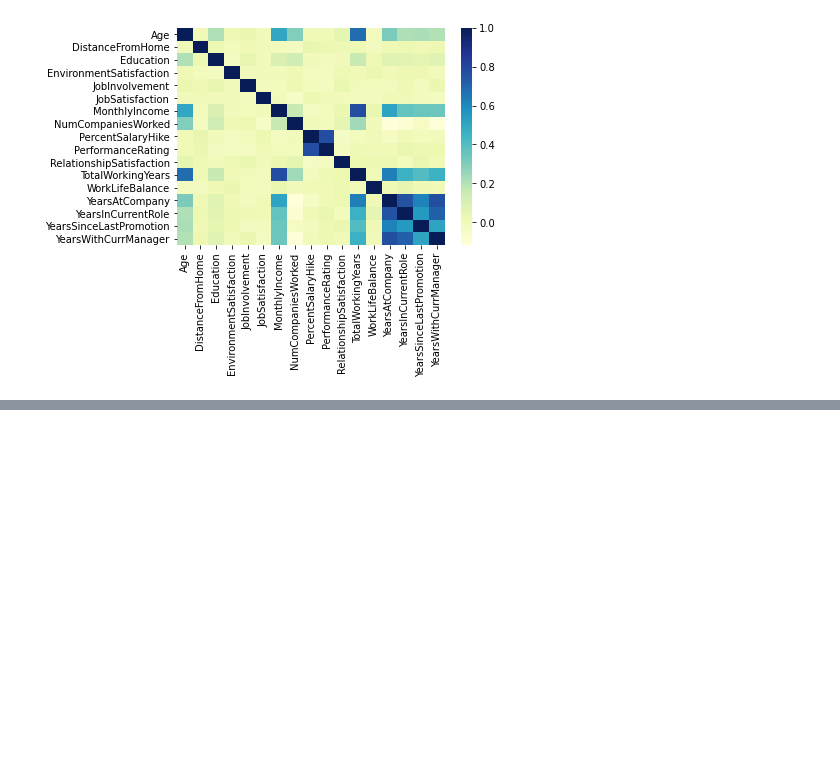
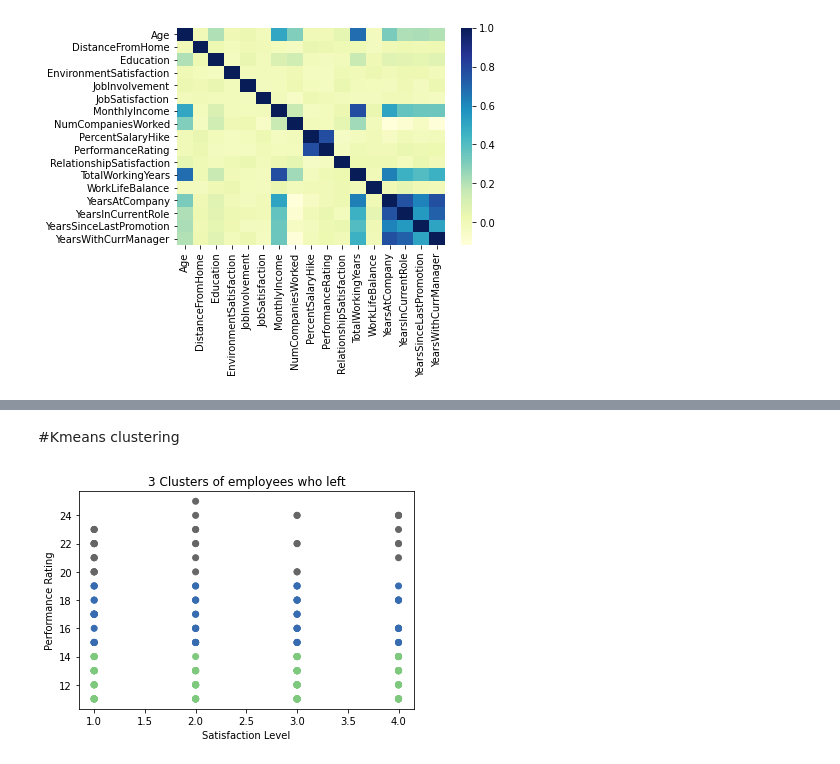
Before and after one commit to devesh16145/python-workspace, a Jupyter notebook: project/Project1.ipynb, the cells around one changed output, grey strips where cells are left out. Cells and saved outputs as stored; diff of their text form; code cells hidden in the pictures; blank space fills up the shorter version.

```diff
--- a/project/Project1.ipynb
+++ b/project/Project1.ipynb
@@ -112,0 +117,11 @@ mp.show()
+# %%
+le = LabelEncoder()
+le_count = 0
+# %%
+for col in df_HR.columns[1:]:
+    if df_HR[col].dtype=='object':
+        if len(list(df_HR[col].unique()))<=2:
+            le.fit(df_HR[col])
+            df_HR[col]=le.transform(df_HR[col])
+            le_count +=1
+print('{} columns were label encoded'.format(le_count))
@@ -112,0 +130,4 @@ mp.show()
+# %%
+df_HR = pd.get_dummies(df_HR,drop_first=True)
+print(df_HR.shape)
+df_HR.Attrition_Yes
@@ -112,0 +148,18 @@ mp.show()
+# %% [markdown]
+#Kmeans clustering
+# %%
+# Filter data
+employees_left =  df_HR[['JobSatisfaction', 'PercentSalaryHike']][df_HR.Attrition_Yes == 1]
+# Create groups using K-means clustering.
+kmeans = KMeans(n_clusters = 3, random_state = 0).fit(employees_left)
+# %%
+# Add new column "label" annd assign cluster labels.
+employees_left['label'] = kmeans.labels_
+# Draw scatter plot
+plt.scatter(employees_left['JobSatisfaction'], employees_left['PercentSalaryHike'], c=employees_left['label'],cmap='Accent')
+plt.xlabel('Satisfaction Level')
+plt.ylabel('Performance Rating')
+plt.title('3 Clusters of employees who left')
+plt.show()
+# %% [output]
+[figure, added]
```
Also changed, not shown: parts of 6 cells of this notebook.
